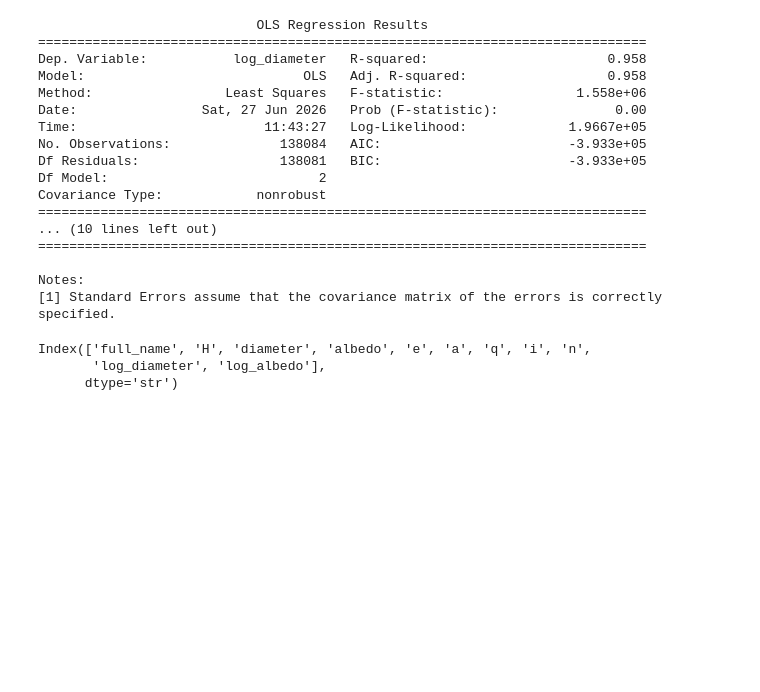
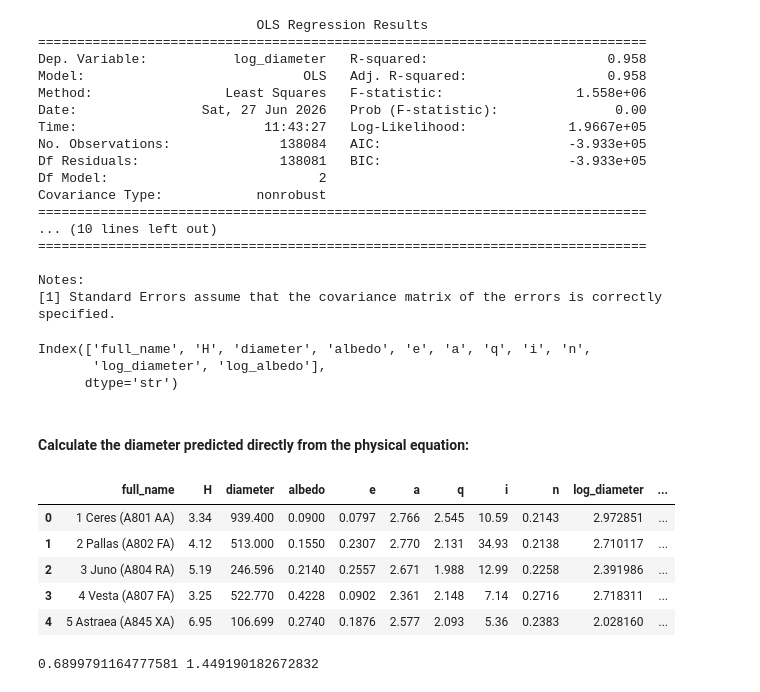
Before and after one commit to AthanSmithKansas/Asteroid-ML, a Jupyter notebook: linear_regression.ipynb, the cells around one changed output. Cells and saved outputs as stored; diff of their text form; code cells hidden in the pictures; blank space fills up the shorter version.

Commit message:
Added comparison between diameter and phycics prediction diameter

```diff
--- a/linear_regression.ipynb
+++ b/linear_regression.ipynb
@@ -217,3 +217,33 @@ model_df.columns
 Index(['full_name', 'H', 'diameter', 'albedo', 'e', 'a', 'q', 'i', 'n',
        'log_diameter', 'log_albedo'],
       dtype='str')
+# %% [markdown]
+#### Calculate the diameter predicted directly from the physical equation:
+# %%
+model_df["diameter_physics"] = (
+    1329 / np.sqrt(model_df["albedo"])
+    ) * 10 ** (-model_df["H"] / 5)
+# %%
+model_df.head()
+# %% [output]
+|  | full_name | H | diameter | albedo | e | a | q | i | n | log_diameter | ... |
+| 0 | 1 Ceres (A801 AA) | 3.34 | 939.400 | 0.0900 | 0.0797 | 2.766 | 2.545 | 10.59 | 0.2143 | 2.972851 | ... |
+| 1 | 2 Pallas (A802 FA) | 4.12 | 513.000 | 0.1550 | 0.2307 | 2.770 | 2.131 | 34.93 | 0.2138 | 2.710117 | ... |
+| 2 | 3 Juno (A804 RA) | 5.19 | 246.596 | 0.2140 | 0.2557 | 2.671 | 1.988 | 12.99 | 0.2258 | 2.391986 | ... |
+| 3 | 4 Vesta (A807 FA) | 3.25 | 522.770 | 0.4228 | 0.0902 | 2.361 | 2.148 | 7.14 | 0.2716 | 2.718311 | ... |
+| 4 | 5 Astraea (A845 XA) | 6.95 | 106.699 | 0.2740 | 0.1876 | 2.577 | 2.093 | 5.36 | 0.2383 | 2.028160 | ... |
+# %%
+from sklearn.metrics import mean_squared_error
+from sklearn.metrics import mean_absolute_error
+
+mae = mean_absolute_error(
+    model_df["diameter"],
+    model_df["diameter_physics"])
+
+rmse = np.sqrt(mean_squared_error(
+    model_df["diameter"],
+    model_df["diameter_physics"]))
+
+print(mae, rmse)
+# %% [output]
+0.6899791164777581 1.449190182672832
```
